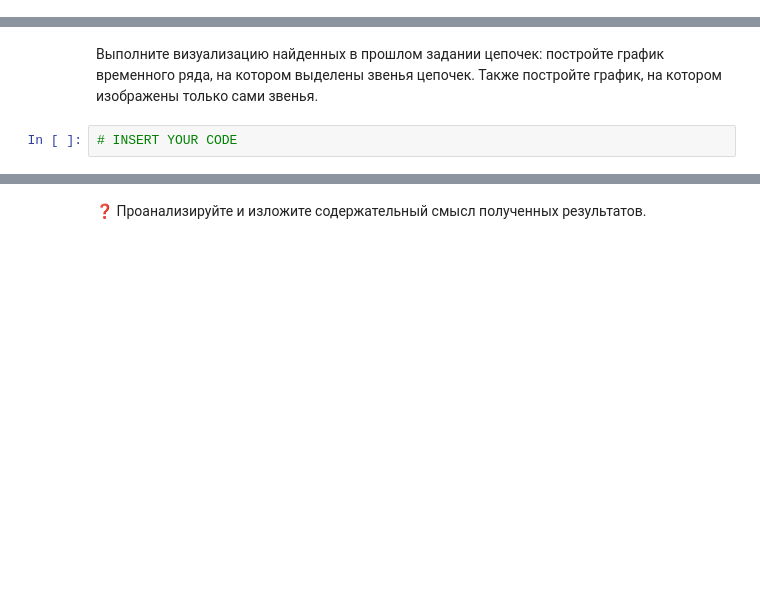
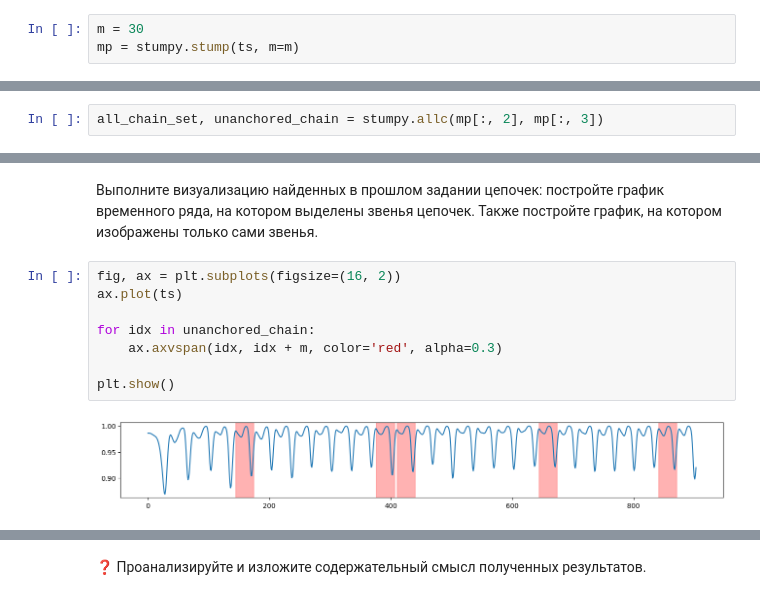
Before and after one commit to Danila-Che/2025-Galiulin-TimeSeriesCourse, a Jupyter notebook: practice/06 Chains/06 Chains.ipynb, the cells around one changed output, grey strips where cells are left out. Cells and saved outputs as stored; diff of their text form; blank space fills up the shorter version.

Commit message:
chains

```diff
--- a/practice/06 Chains/06 Chains.ipynb
+++ b/practice/06 Chains/06 Chains.ipynb
@@ -28,0 +32,3 @@ ax.plot(ts)
+# %%
+m = 30
+mp = stumpy.stump(ts, m=m)
@@ -28,0 +53,2 @@ ax.plot(ts)
+# %%
+all_chain_set, unanchored_chain = stumpy.allc(mp[:, 2], mp[:, 3])
@@ -32,5 +64,13 @@ ax.plot(ts)
 ## **Часть 2. Визуализация цепочек**
 # %% [markdown]
 Выполните визуализацию найденных в прошлом задании цепочек: постройте график временного ряда, на котором выделены звенья цепочек. Также постройте график, на котором изображены только сами звенья.
-# %%
-# INSERT YOUR CODE
+# %%
+fig, ax = plt.subplots(figsize=(16, 2))
+ax.plot(ts)
+
+for idx in unanchored_chain:
+    ax.axvspan(idx, idx + m, color='red', alpha=0.3)
+
+plt.show()
+# %% [output]
+[figure, added]
```
Also changed, not shown: parts of 22 cells of this notebook, 1 other file.
